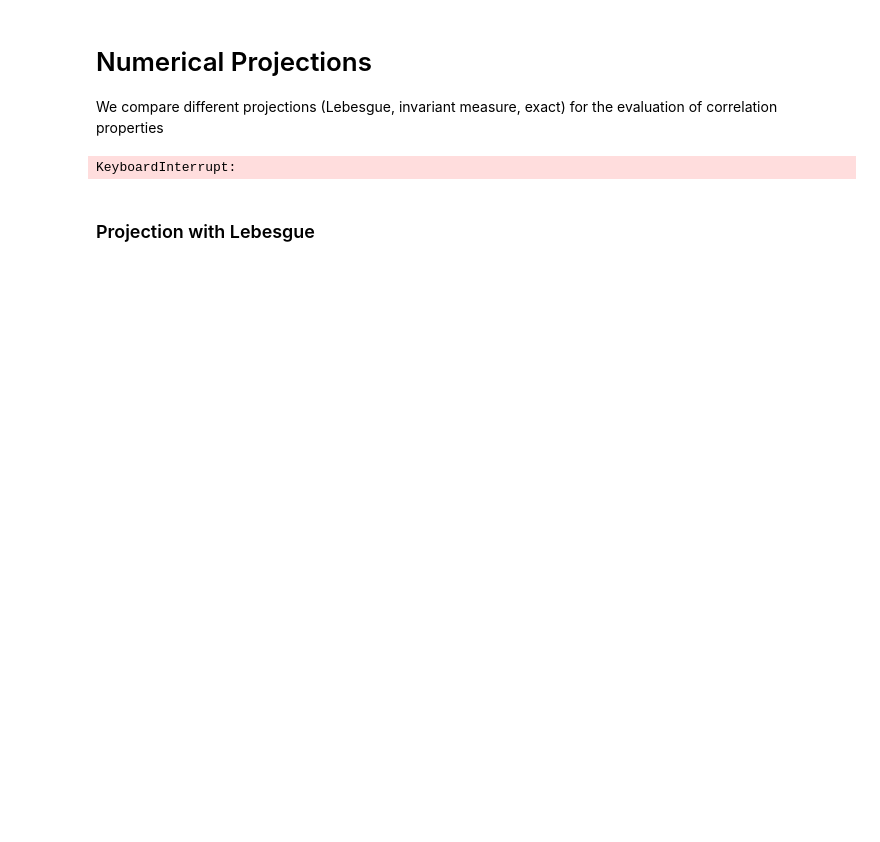
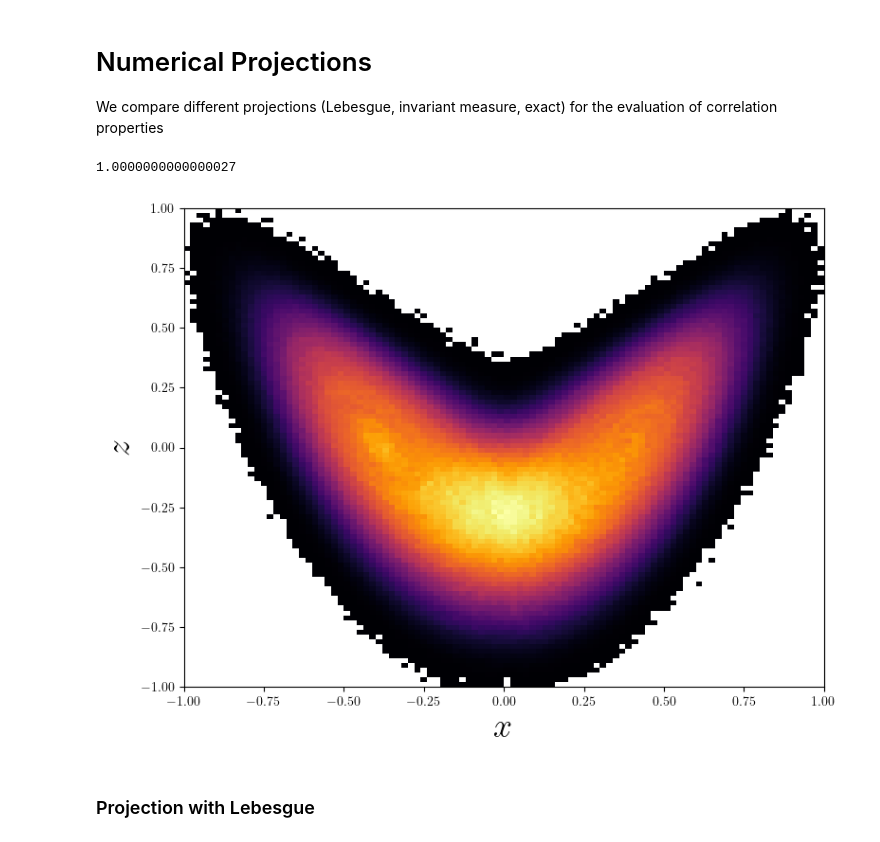
Before and after one commit to niccozagli/Response_Lorenz_Koopman, a Jupyter notebook: notebooks/Correlation_Functions.ipynb, the cells around one changed output. Saved outputs shown, nothing was run; the diff lists cells and outputs as text; code cells hidden in the pictures; blank space fills up the shorter version.

```diff
--- a/notebooks/Correlation_Functions.ipynb
+++ b/notebooks/Correlation_Functions.ipynb
@@ -198,35 +195,36 @@ L = 100
 hist, edges = np.histogramdd(scaled, bins= [int(L)]*3,density=True)
 x_centers = 0.5 * (edges[0][1:] + edges[0][:-1])
 y_centers = 0.5 * (edges[1][1:] + edges[1][:-1])
 z_centers = 0.5 * (edges[2][1:] + edges[2][:-1])
 
 dx = edges[0][1] - edges[0][0]
 dy = edges[1][1] - edges[1][0]
 dz = edges[2][1] - edges[2][0]
 dV = dx * dy * dz
 
 # Build the full grid
 Xg, Yg, Zg = np.meshgrid(x_centers, y_centers, z_centers, indexing="ij")
 grid_points = np.stack([Xg.ravel(), Yg.ravel(), Zg.ravel()], axis=1)
 
 # Check the normalisation
 print(sum(hist).sum().sum() * dV)
 
 # Compute marginal density in the xz-plane by integrating out y
 marginal_xz = np.sum(hist, axis=1) * dy  # integrate over y-axis
-marginal_xz[marginal_xz < 1e-4] = np.NaN
+marginal_xz[marginal_xz < 1e-4] = np.nan
 # Create the meshgrid for plotting
 X_plot, Z_plot = np.meshgrid(x_centers, z_centers, indexing="ij")
 
 # Plot the marginal density
 plt.figure(figsize=(8, 6))
 plt.pcolormesh(X_plot, Z_plot, marginal_xz, shading='auto',cmap="inferno")
 plt.xlabel('$x$',size=26)
 plt.ylabel('$z$',size=26)
 plt.tight_layout()
 del X , scaled
 # %% [output]
-KeyboardInterrupt:
+1.0000000000000027
+[figure, added]
 # %%
 # Define an observable on the grid
 obs = Zg
```
Also changed, not shown: parts of 42 cells of this notebook, 2 other files.
